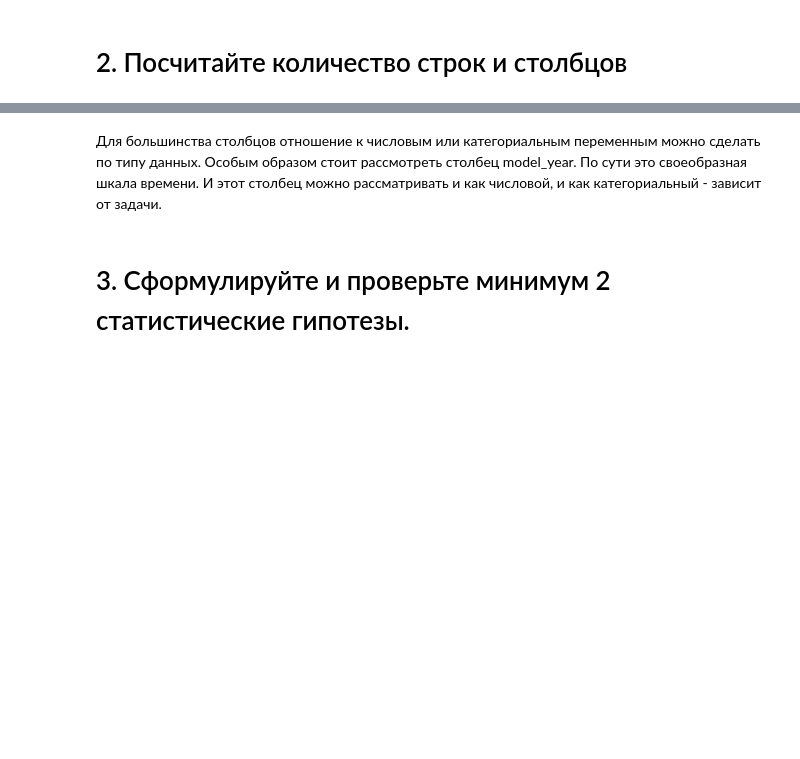
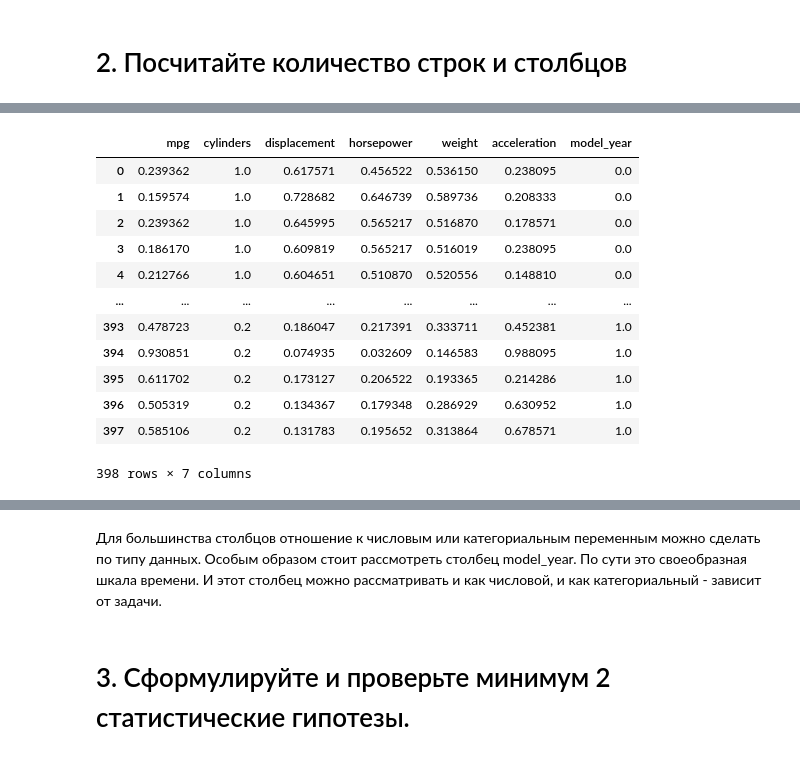
Before and after one commit to igel2000/ml-inno-hw, a Jupyter notebook: 1.Math/1.99.MathItog/1.99.MathItog.ipynb, the cells around one changed output, grey strips where cells are left out. Cells and saved outputs as stored; diff of their text form; code cells hidden in the pictures; blank space fills up the shorter version.

```diff
--- a/1.Math/1.99.MathItog/1.99.MathItog.ipynb
+++ b/1.Math/1.99.MathItog/1.99.MathItog.ipynb
@@ -110,0 +110,22 @@ print(f'Количество строк в наборе: {len(df)}')
+# %%
+df1 = df[['mpg','cylinders', 'displacement', 'horsepower', 'weight', 'acceleration',
+       'model_year']]
+#df_minmax=preprocessing.MinMaxScaler().fit_transform(df1)
+df_minmax = pd.DataFrame(preprocessing.MinMaxScaler().fit_transform(df1),
+                          columns=['mpg','cylinders', 'displacement', 'horsepower', 'weight', 'acceleration',
+       'model_year'])
+df_minmax
+# %% [output]
+|  | mpg | cylinders | displacement | horsepower | weight | acceleration | model_year |
+| 0 | 0.239362 | 1.0 | 0.617571 | 0.456522 | 0.536150 | 0.238095 | 0.0 |
+| 1 | 0.159574 | 1.0 | 0.728682 | 0.646739 | 0.589736 | 0.208333 | 0.0 |
+| 2 | 0.239362 | 1.0 | 0.645995 | 0.565217 | 0.516870 | 0.178571 | 0.0 |
+| 3 | 0.186170 | 1.0 | 0.609819 | 0.565217 | 0.516019 | 0.238095 | 0.0 |
+| 4 | 0.212766 | 1.0 | 0.604651 | 0.510870 | 0.520556 | 0.148810 | 0.0 |
+| ... | ... | ... | ... | ... | ... | ... | ... |
+| 393 | 0.478723 | 0.2 | 0.186047 | 0.217391 | 0.333711 | 0.452381 | 1.0 |
+| 394 | 0.930851 | 0.2 | 0.074935 | 0.032609 | 0.146583 | 0.988095 | 1.0 |
+| 395 | 0.611702 | 0.2 | 0.173127 | 0.206522 | 0.193365 | 0.214286 | 1.0 |
+| 396 | 0.505319 | 0.2 | 0.134367 | 0.179348 | 0.286929 | 0.630952 | 1.0 |
+| 397 | 0.585106 | 0.2 | 0.131783 | 0.195652 | 0.313864 | 0.678571 | 1.0 |
+398 rows × 7 columns
```
Also changed, not shown: parts of 21 cells of this notebook.
